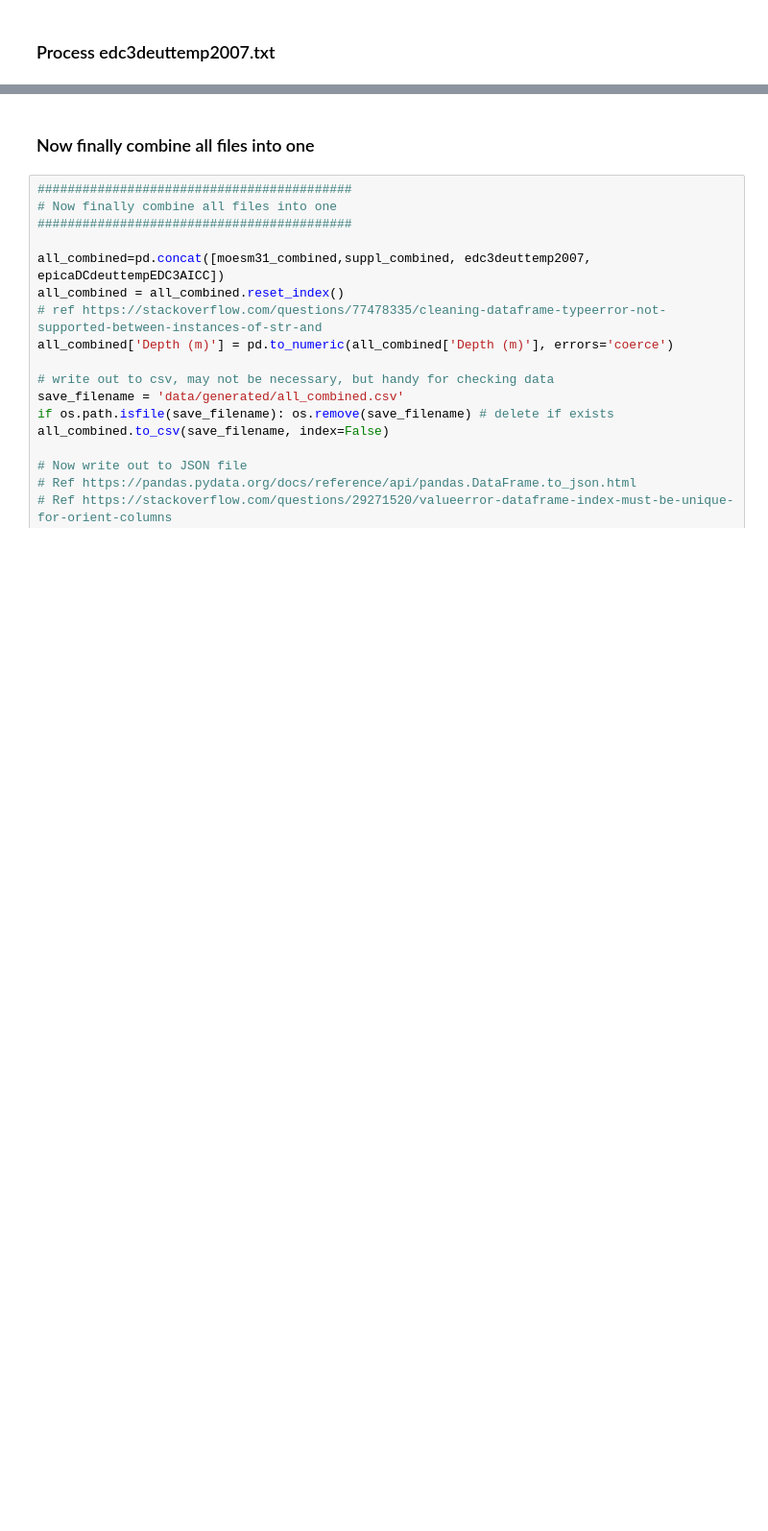
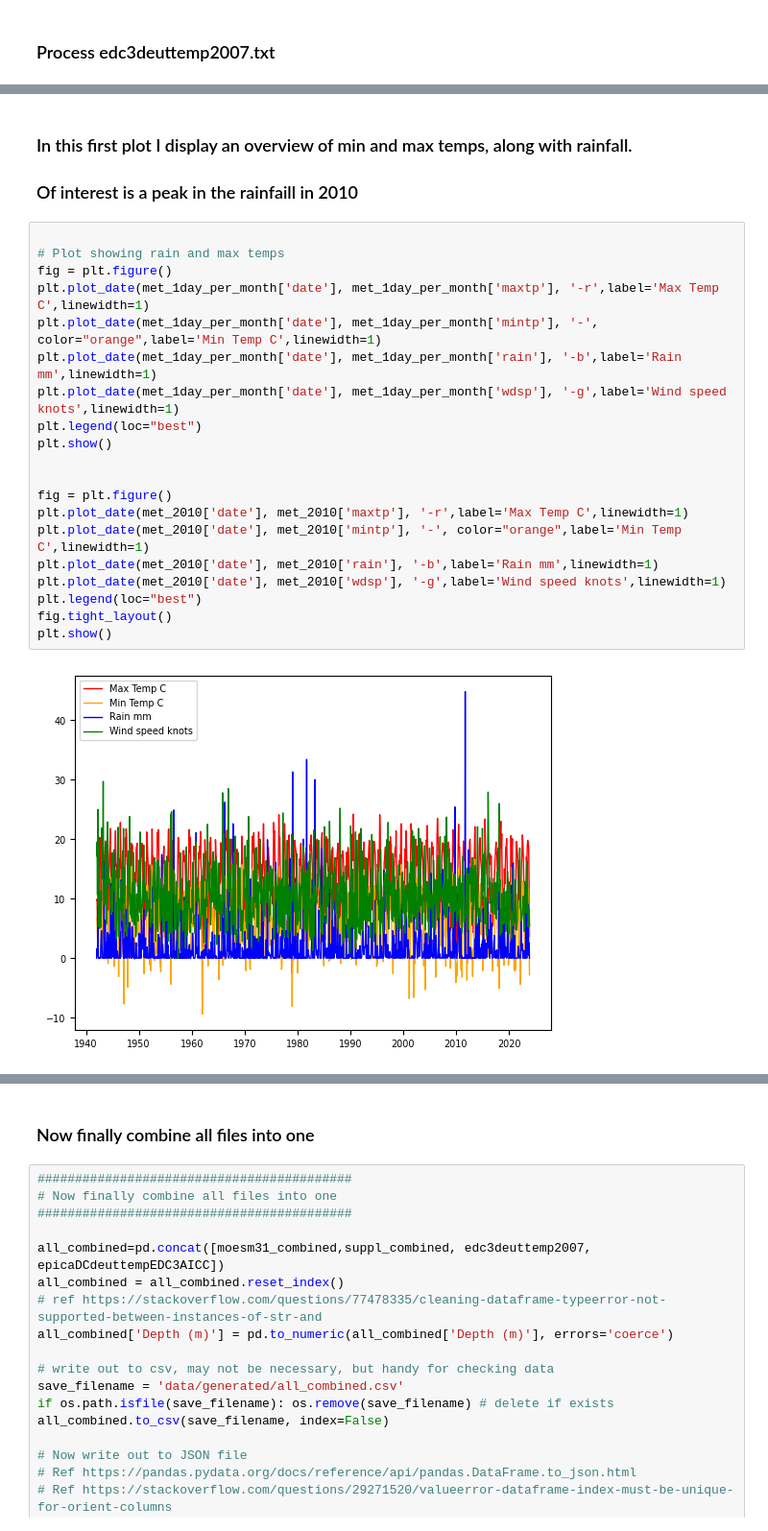
Before and after one commit to cpjm/pfda_project1, a Jupyter notebook: pfda_project2/project2.ipynb, the cells around one changed output, grey strips where cells are left out. Shown at 96% size. Drawn from its saved outputs; the diff is of its cells as text; blank space fills up the shorter version.

Commit message:
Added plots for Met Eireann data

```diff
--- a/pfda_project2/project2.ipynb
+++ b/pfda_project2/project2.ipynb
@@ -1023,0 +1179,25 @@ dtype: object
+# %% [markdown]
+### In this first plot I display an overview of min and max temps, along with rainfall.
+### Of interest is a peak in the rainfaill in 2010
+# %%
+
+# Plot showing rain and max temps
+fig = plt.figure()
+plt.plot_date(met_1day_per_month['date'], met_1day_per_month['maxtp'], '-r',label='Max Temp C',linewidth=1)
+plt.plot_date(met_1day_per_month['date'], met_1day_per_month['mintp'], '-', color="orange",label='Min Temp C',linewidth=1)
+plt.plot_date(met_1day_per_month['date'], met_1day_per_month['rain'], '-b',label='Rain mm',linewidth=1)
+plt.plot_date(met_1day_per_month['date'], met_1day_per_month['wdsp'], '-g',label='Wind speed knots',linewidth=1)
+plt.legend(loc="best")
+plt.show()
+
+
+fig = plt.figure()
+plt.plot_date(met_2010['date'], met_2010['maxtp'], '-r',label='Max Temp C',linewidth=1)
+plt.plot_date(met_2010['date'], met_2010['mintp'], '-', color="orange",label='Min Temp C',linewidth=1)
+plt.plot_date(met_2010['date'], met_2010['rain'], '-b',label='Rain mm',linewidth=1)
+plt.plot_date(met_2010['date'], met_2010['wdsp'], '-g',label='Wind speed knots',linewidth=1)
+plt.legend(loc="best")
+fig.tight_layout()
+plt.show()
+# %% [output]
+[figure, added]
```
Also changed, not shown: parts of 19 cells of this notebook, 8 other files.
